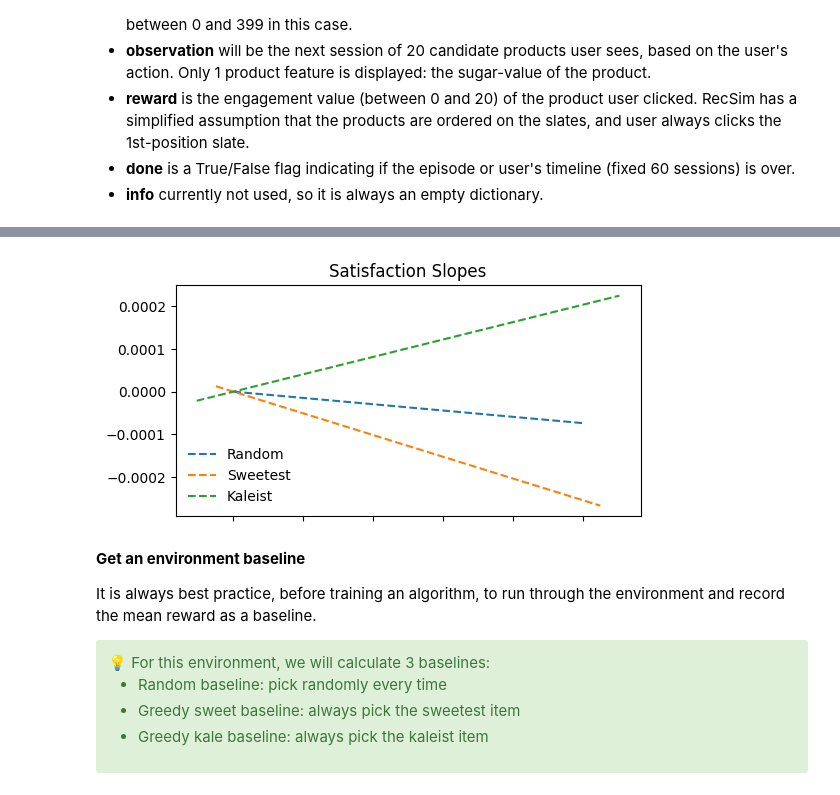
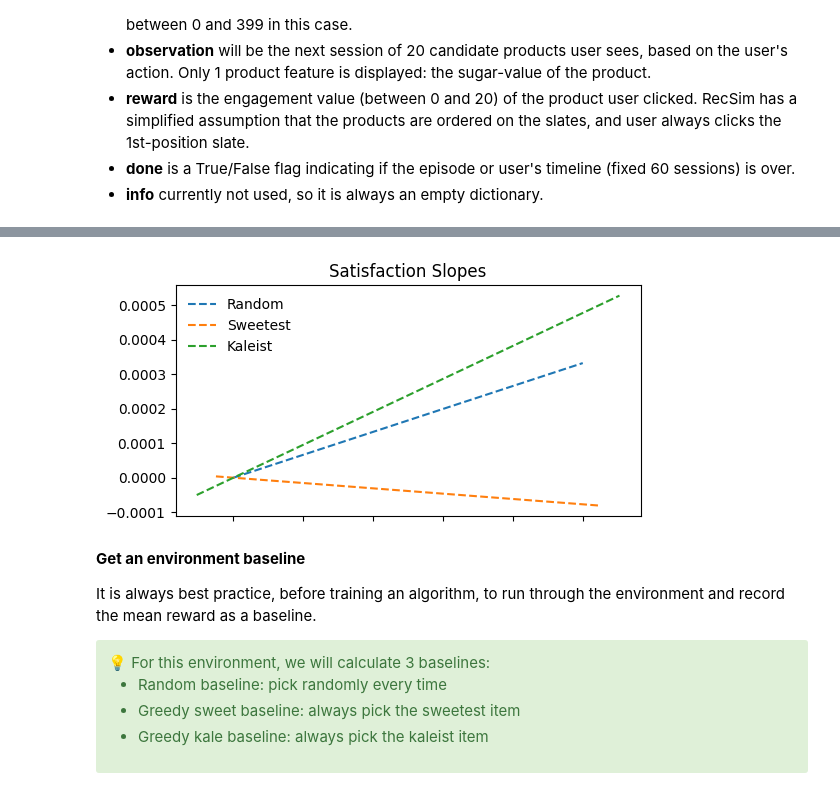
Before and after one commit to anyscale/ray-summit-2022-training, a Jupyter notebook: ray-rllib/ex_06_rllib_in_recsys_overview.ipynb, the cells around one changed output, grey strips where cells are left out. Drawn from its saved outputs; the diff is of its cells as text; code cells hidden in the pictures.

```diff
--- a/ray-rllib/ex_06_rllib_in_recsys_overview.ipynb
+++ b/ray-rllib/ex_06_rllib_in_recsys_overview.ipynb
@@ -475,18 +475,19 @@ def abline(slope, intercept, the_label):
     y_vals = intercept + slope * x_vals
     ax.plot(x_vals, y_vals, '--', label=the_label)
     # Add legend
-    ax.legend(loc='lower left', frameon=False)
+    ax.legend(loc='upper left', frameon=False)
     # Add titles
     plt.title("Satisfaction Slopes")
     # Hide x-axis labels
     ax.tick_params(labelbottom=False)
 # %%
 fig, ax = plt.subplots(1,1,figsize=(6,3))
-abline(-7.353425948689159e-05, 0, "Random")
-abline(-0.00025355090796012707, 0, "Sweetest")
-abline(0.00020288465470196 , 0, "Kaleist")
+
+abline(0.0003322163874076709, 0, "Random")
+abline(-7.708065223943293e-05, 0, "Sweetest")
+abline(0.0004774986787622364 , 0, "Kaleist")
 # %% [output]
-[figure, old version]
+[figure, new version]
 # %% [markdown]
 <b>Get an environment baseline</b>
 
```
Also changed, not shown: parts of 23 cells of this notebook, 3 other files.
